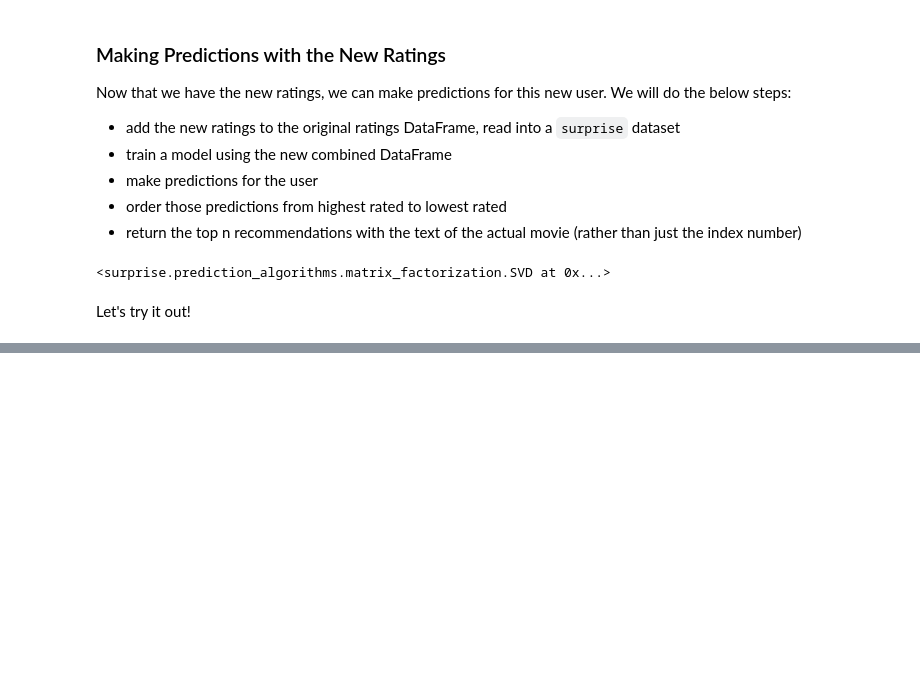
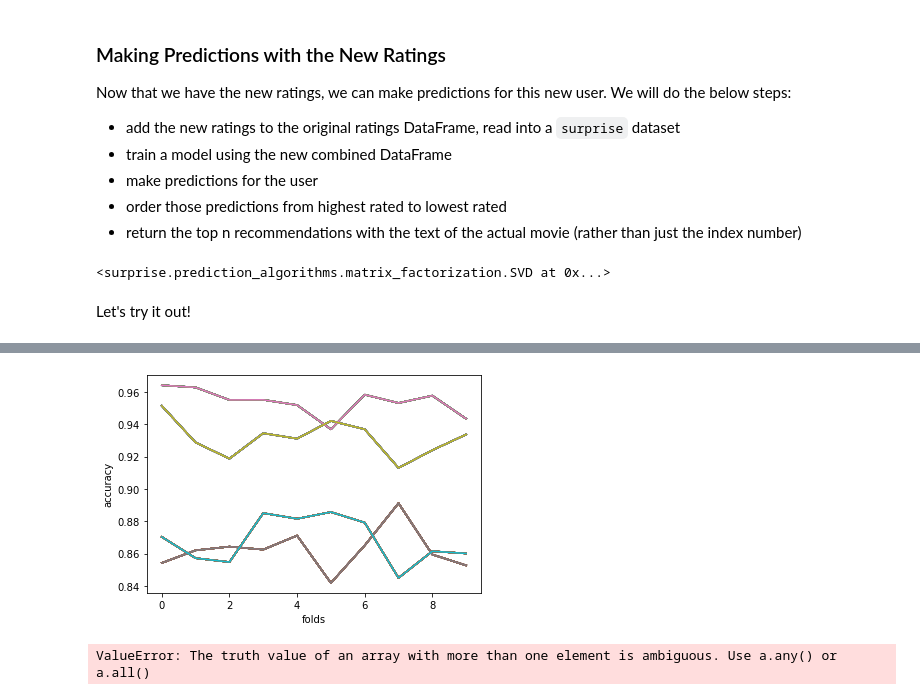
Before and after one commit to kevgross89/Apple-TV-Movie-Recommendation-Engine, a Jupyter notebook: What To Watch - Movie Recommendation Engine.ipynb, the cells around one changed output, grey strips where cells are left out. Cells and saved outputs as stored; diff of their text form; code cells hidden in the pictures; blank space fills up the shorter version.

```diff
--- a/What To Watch - Movie Recommendation Engine.ipynb
+++ b/What To Watch - Movie Recommendation Engine.ipynb
@@ -1922,0 +1983,7 @@ Recommendation # 5 : The Usual Suspects - 1995
+# %%
+coClus = CoClustering(n_cltr_u=4, n_cltr_i=4, n_epochs=25)
+
+for trainset, testset in kSplit.split(data): #iterate through the folds.
+    coClus.fit(trainset)
+    predictionsCoClus = coClus.test(testset)
+    rmseCo.append(accuracy.rmse(predictionsCoClus, verbose=True))#get root means squared error
@@ -1922,0 +2003,7 @@ Recommendation # 5 : The Usual Suspects - 1995
+# %%
+slopeOne = slope_one.SlopeOne()
+# %%
+for trainset, testset in kSplit.split(data): #iterate through the folds.
+    slopeOne.fit(trainset)
+    predictionsSlope = slopeOne.test(testset)
+    rmseSlope.append(accuracy.rmse(predictionsSlope,verbose=True))#get root means squared error
@@ -1922,0 +2023,13 @@ Recommendation # 5 : The Usual Suspects - 1995
+# %%
+compiledPredictions = rmseKNN + rmseSVD + rmseCo + rmseSlope
+# %%
+for prediction in compiledPredictions:
+    modelPrediction = plt.plot(rmseKNN, label='knn')
+    modelPrediction = plt.plot(rmseSVD, label='svd')
+    modelPrediction = plt.plot(rmseCo, label='cluster')
+    modelPrediction = plt.plot(rmseSlope, label='slope')
+
+    modelPrediction = plt.xlabel('folds')
+    modelPrediction = plt.ylabel('accuracy')
+# %% [output]
+[figure, added]
@@ -1922,0 +2060,14 @@ Recommendation # 5 : The Usual Suspects - 1995
+# %%
+hybrid = HybridFacto(epochs=10, learning_rate=0.05, num_models=4)
+
+hybrid.fit(holdout)
+
+rmseHyb = []
+
+for trainset, testset in kSplit.split(data): #iterate through the folds.
+
+    predhybrid = Hyhybrid.test(testset)
+
+    rmseHyb.append(accuracy.rmse(predhybrid))
+# %% [output]
+ValueError: The truth value of an array with more than one element is ambiguous. Use a.any() or a.all()
```
Also changed, not shown: parts of 23 cells of this notebook.
